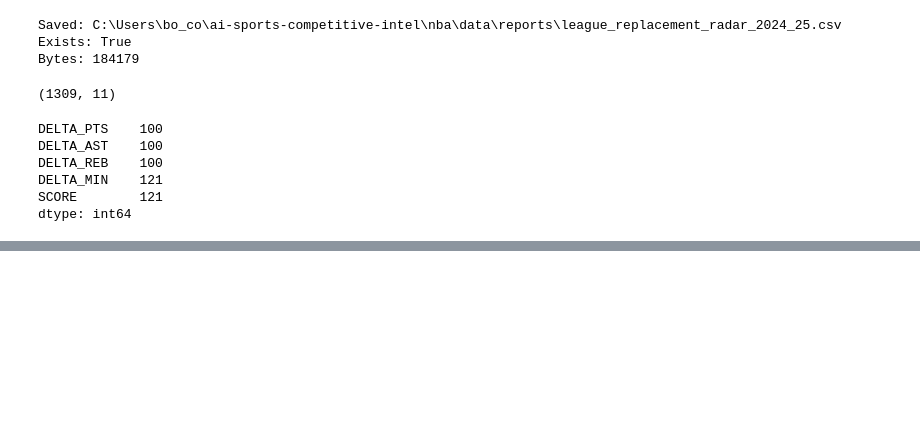
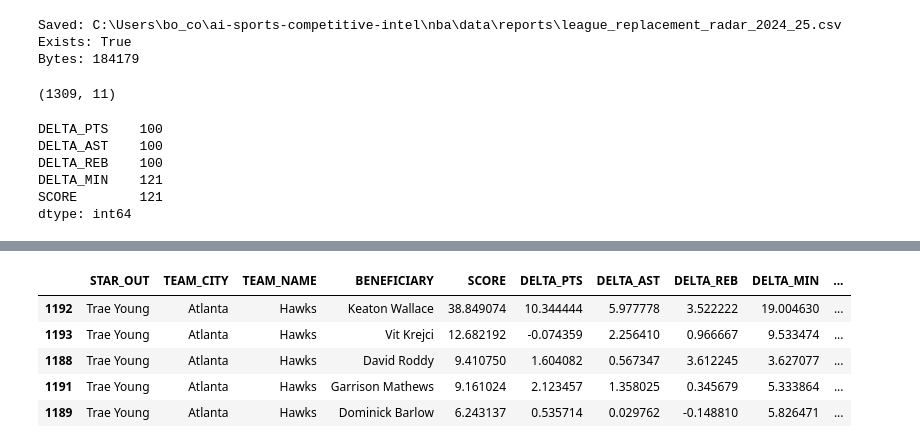
Before and after one commit to boco3000/nba-rplacement-radar, a Jupyter notebook: notebooks/06_league_replacement_radar.ipynb, the cells around one changed output, grey strips where cells are left out. Drawn from its saved outputs; the diff is of its cells as text; code cells hidden in the pictures; blank space fills up the shorter version.

```diff
--- a/notebooks/06_league_replacement_radar.ipynb
+++ b/notebooks/06_league_replacement_radar.ipynb
@@ -118,0 +225,10 @@ OK: saved CSV reads back clean
+# %%
+star = rep_top["STAR_OUT"].value_counts().index[0]
+rep_top[rep_top["STAR_OUT"] == star].sort_values("RANK").head(5)
+# %% [output]
+|  | STAR_OUT | TEAM_CITY | TEAM_NAME | BENEFICIARY | SCORE | DELTA_PTS | DELTA_AST | DELTA_REB | DELTA_MIN | ... |
+| 1192 | Trae Young | Atlanta | Hawks | Keaton Wallace | 38.849074 | 10.344444 | 5.977778 | 3.522222 | 19.004630 | ... |
+| 1193 | Trae Young | Atlanta | Hawks | Vit Krejci | 12.682192 | -0.074359 | 2.256410 | 0.966667 | 9.533474 | ... |
+| 1188 | Trae Young | Atlanta | Hawks | David Roddy | 9.410750 | 1.604082 | 0.567347 | 3.612245 | 3.627077 | ... |
+| 1191 | Trae Young | Atlanta | Hawks | Garrison Mathews | 9.161024 | 2.123457 | 1.358025 | 0.345679 | 5.333864 | ... |
+| 1189 | Trae Young | Atlanta | Hawks | Dominick Barlow | 6.243137 | 0.535714 | 0.029762 | -0.148810 | 5.826471 | ... |
```
Also changed, not shown: parts of 7 cells of this notebook, 8 other files.
